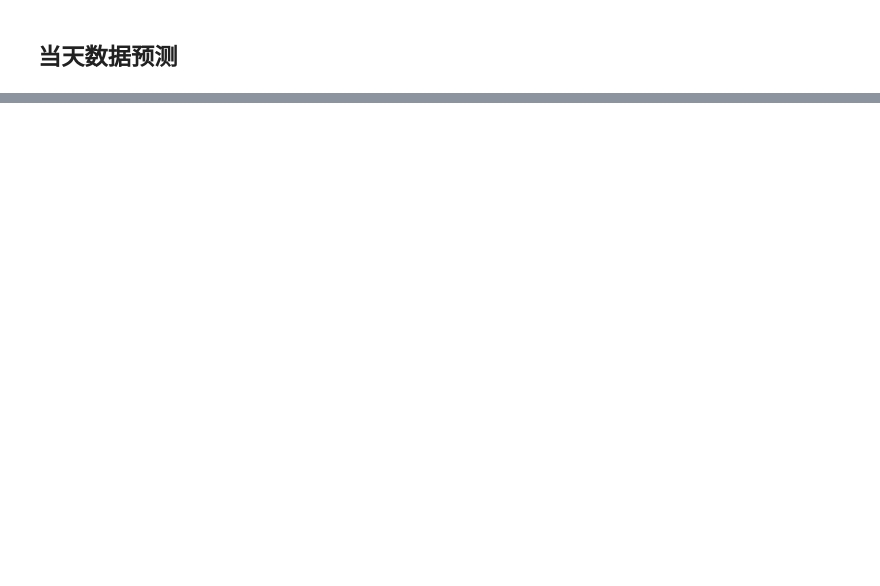
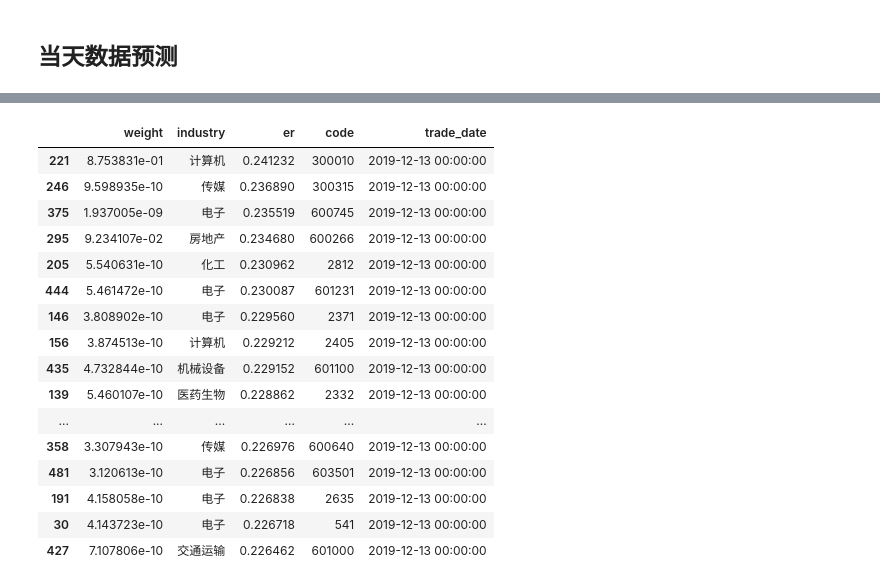
Before and after one commit to STHSF/MultiFactors, a Jupyter notebook: src/stacking/notebooks/cross_section/run_realtime_analysis.ipynb, the cells around one changed output, grey strips where cells are left out. Saved outputs shown, nothing was run; the diff lists cells and outputs as text; code cells hidden in the pictures; blank space fills up the shorter version.

```diff
--- a/src/stacking/notebooks/cross_section/run_realtime_analysis.ipynb
+++ b/src/stacking/notebooks/cross_section/run_realtime_analysis.ipynb
@@ -410,0 +538,20 @@ tune_record.sort_values(by='er', ascending=False)[:20]
+# %%
+current_pos.sort_values(by='er', ascending=False)[:20]
+# %% [output]
+|  | weight | industry | er | code | trade_date |
+| 221 | 8.753831e-01 | 计算机 | 0.241232 | 300010 | 2019-12-13 00:00:00 |
+| 246 | 9.598935e-10 | 传媒 | 0.236890 | 300315 | 2019-12-13 00:00:00 |
+| 375 | 1.937005e-09 | 电子 | 0.235519 | 600745 | 2019-12-13 00:00:00 |
+| 295 | 9.234107e-02 | 房地产 | 0.234680 | 600266 | 2019-12-13 00:00:00 |
+| 205 | 5.540631e-10 | 化工 | 0.230962 | 2812 | 2019-12-13 00:00:00 |
+| 444 | 5.461472e-10 | 电子 | 0.230087 | 601231 | 2019-12-13 00:00:00 |
+| 146 | 3.808902e-10 | 电子 | 0.229560 | 2371 | 2019-12-13 00:00:00 |
+| 156 | 3.874513e-10 | 计算机 | 0.229212 | 2405 | 2019-12-13 00:00:00 |
+| 435 | 4.732844e-10 | 机械设备 | 0.229152 | 601100 | 2019-12-13 00:00:00 |
+| 139 | 5.460107e-10 | 医药生物 | 0.228862 | 2332 | 2019-12-13 00:00:00 |
+| ... | ... | ... | ... | ... | ... |
+| 358 | 3.307943e-10 | 传媒 | 0.226976 | 600640 | 2019-12-13 00:00:00 |
+| 481 | 3.120613e-10 | 电子 | 0.226856 | 603501 | 2019-12-13 00:00:00 |
+| 191 | 4.158058e-10 | 电子 | 0.226838 | 2635 | 2019-12-13 00:00:00 |
+| 30 | 4.143723e-10 | 电子 | 0.226718 | 541 | 2019-12-13 00:00:00 |
+| 427 | 7.107806e-10 | 交通运输 | 0.226462 | 601000 | 2019-12-13 00:00:00 |
```
Also changed, not shown: parts of 16 cells of this notebook, 1 other file.
